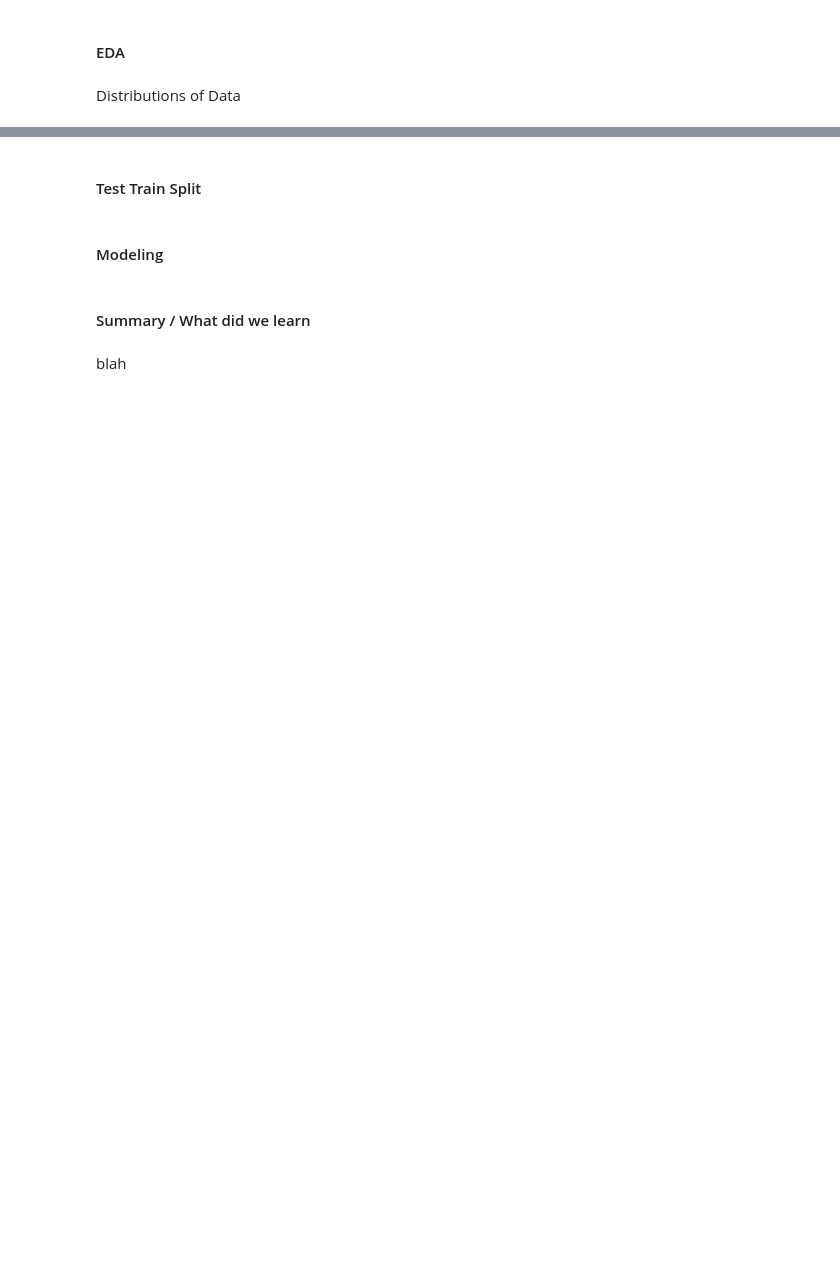
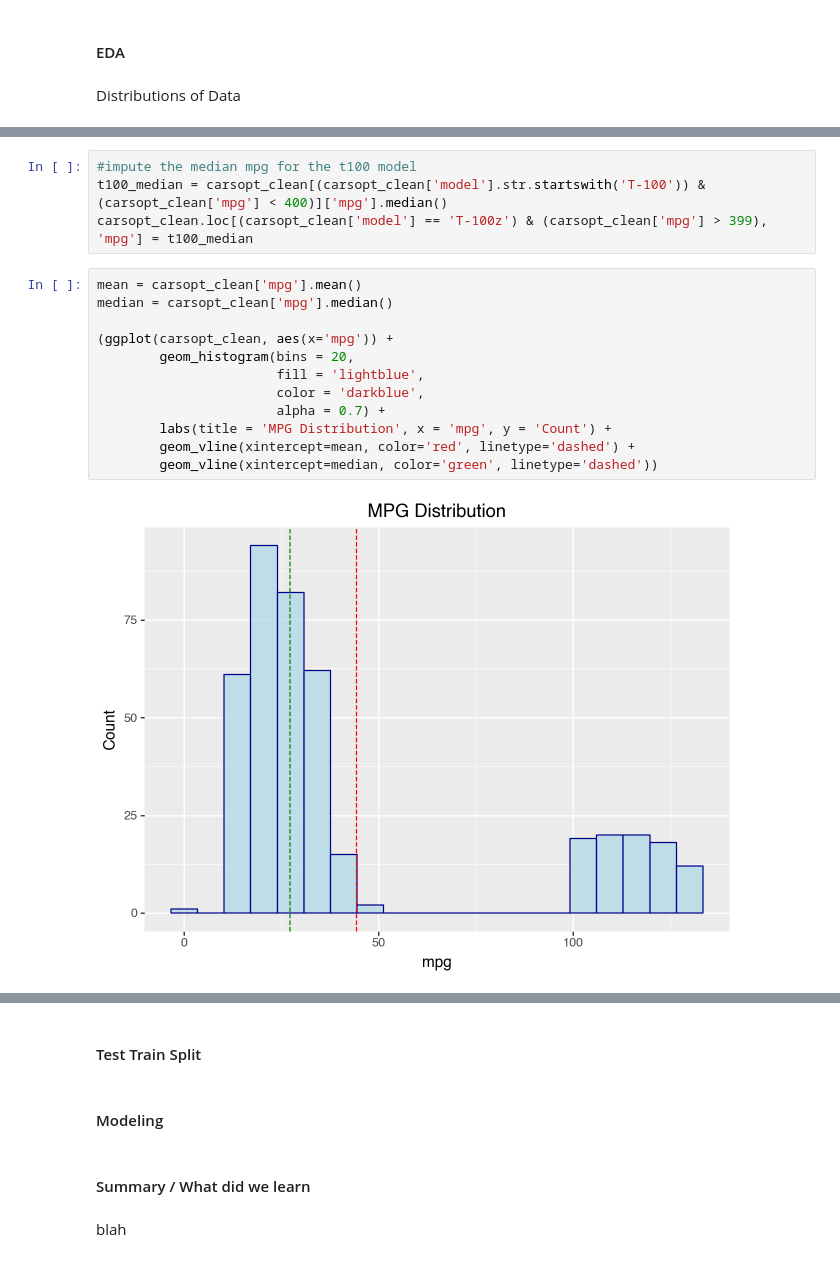
Before and after one commit to JeffGoseland/ad-challenge, a Jupyter notebook: research-notebook.ipynb, the cells around one changed output, grey strips where cells are left out. Cells and saved outputs as stored; diff of their text form; blank space fills up the shorter version.

```diff
--- a/research-notebook.ipynb
+++ b/research-notebook.ipynb
@@ -53,0 +419,18 @@ Distributions of Data
+# %%
+#impute the median mpg for the t100 model
+t100_median = carsopt_clean[(carsopt_clean['model'].str.startswith('T-100')) & (carsopt_clean['mpg'] < 400)]['mpg'].median()
+carsopt_clean.loc[(carsopt_clean['model'] == 'T-100z') & (carsopt_clean['mpg'] > 399), 'mpg'] = t100_median
+# %%
+mean = carsopt_clean['mpg'].mean()
+median = carsopt_clean['mpg'].median()
+
+(ggplot(carsopt_clean, aes(x='mpg')) +
+        geom_histogram(bins = 20,
+                       fill = 'lightblue',
+                       color = 'darkblue',
+                       alpha = 0.7) +
+        labs(title = 'MPG Distribution', x = 'mpg', y = 'Count') +
+        geom_vline(xintercept=mean, color='red', linetype='dashed') +
+        geom_vline(xintercept=median, color='green', linetype='dashed'))
+# %% [output]
+[figure, added]
```
Also changed, not shown: parts of 57 cells of this notebook, 1 other file.
